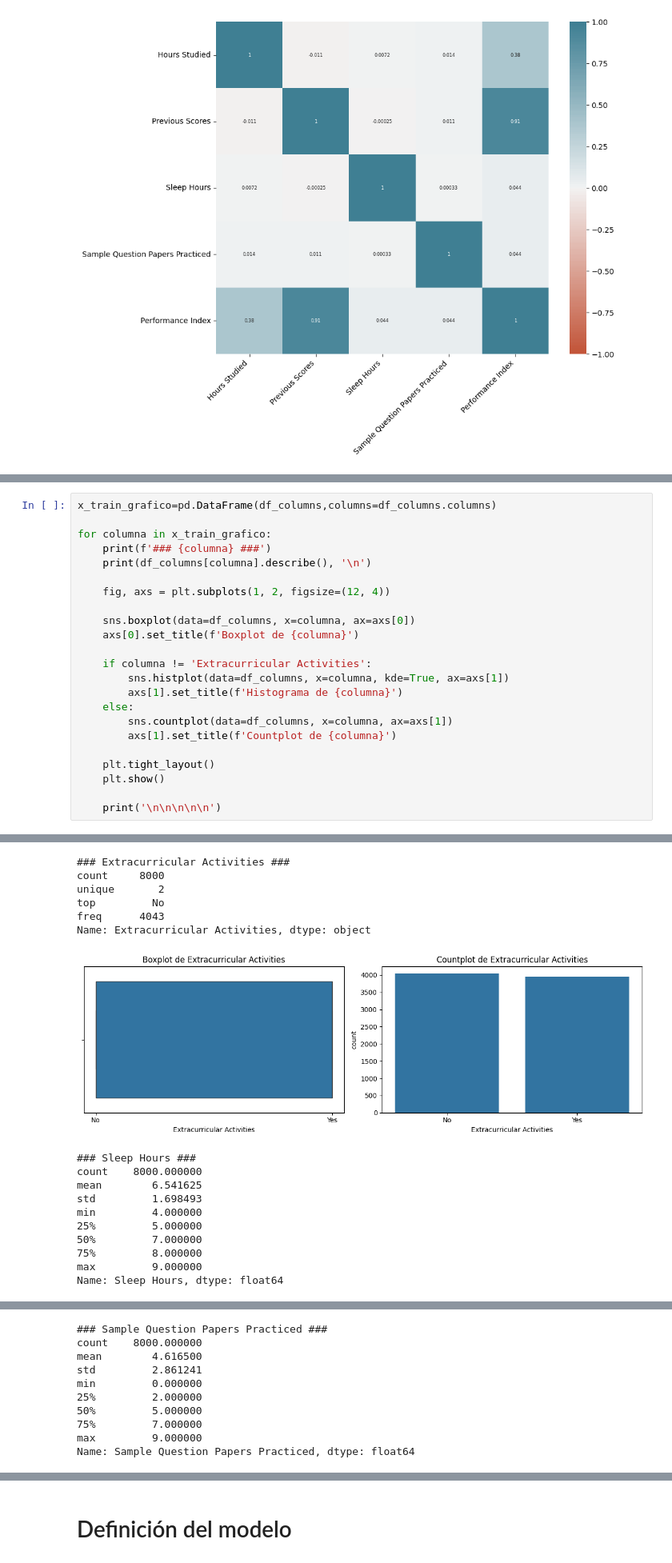
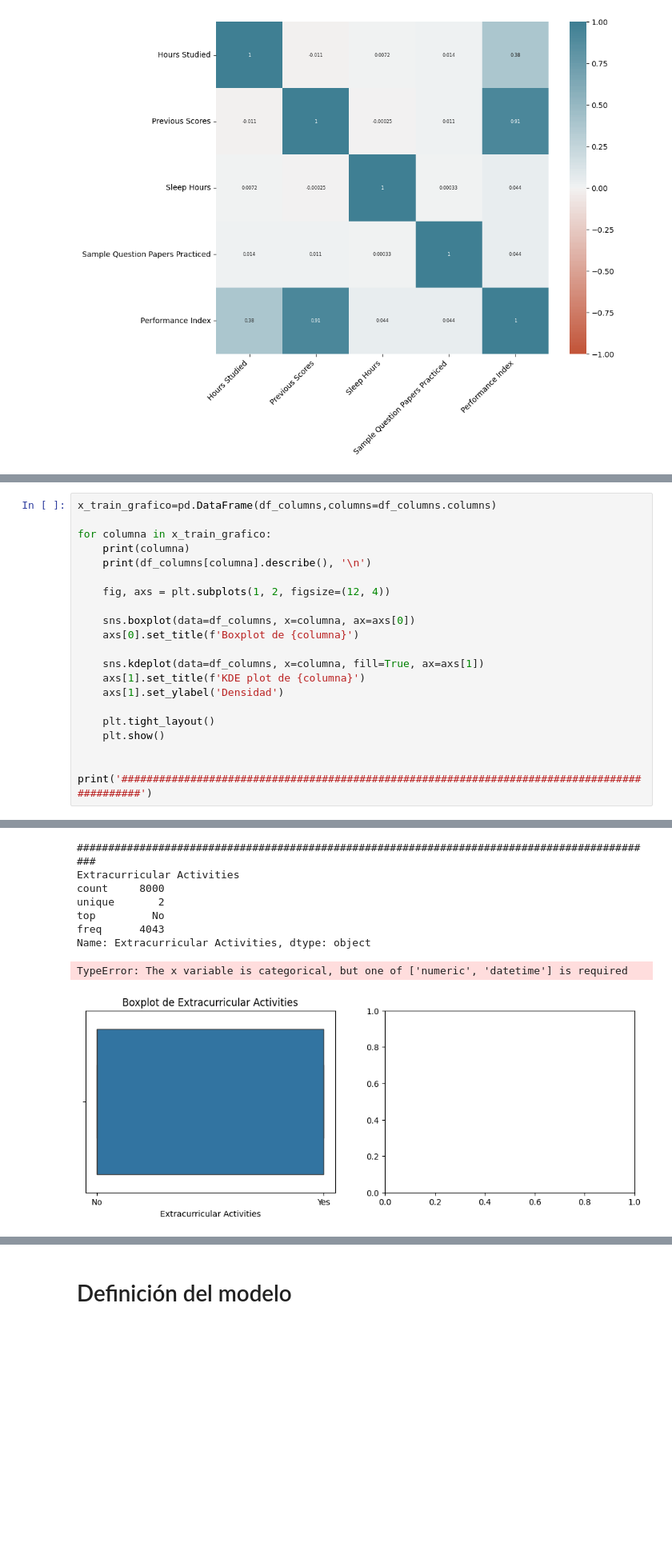
Before and after one commit to therokitoki/AA2_TP_Alsop-Hachen-Nemeth, a Jupyter notebook: ejercicio1.ipynb, the cells around one changed output, grey strips where cells are left out. Shown: that part at 80% size. Drawn from its saved outputs; the diff is of its cells as text; blank space fills up the shorter version.

```diff
--- a/ejercicio1.ipynb
+++ b/ejercicio1.ipynb
@@ -183,7 +212,7 @@ Dejamos la variable target en la matriz de correlación, podemos ver que las var
 x_train_grafico=pd.DataFrame(df_columns,columns=df_columns.columns)
 
 for columna in x_train_grafico:
-    print(f'### {columna} ###')
+    print(columna)
     print(df_columns[columna].describe(), '\n')
 
     fig, axs = plt.subplots(1, 2, figsize=(12, 4))
@@ -191,15 +220,12 @@ for columna in x_train_grafico:
     sns.boxplot(data=df_columns, x=columna, ax=axs[0])
     axs[0].set_title(f'Boxplot de {columna}')
 
-    if columna != 'Extracurricular Activities':
-        sns.histplot(data=df_columns, x=columna, kde=True, ax=axs[1])
-        axs[1].set_title(f'Histograma de {columna}')
-    else:
-        sns.countplot(data=df_columns, x=columna, ax=axs[1])
-        axs[1].set_title(f'Countplot de {columna}')
+    sns.kdeplot(data=df_columns, x=columna, fill=True, ax=axs[1])
+    axs[1].set_title(f'KDE plot de {columna}')
+    axs[1].set_ylabel('Densidad')
 
     plt.tight_layout()
     plt.show()
 
-    print('\n\n\n\n\n')
+    print('#############################################################################################')
 # %% [output]
@@ -228,17 +255,9 @@ Name: Previous Scores, dtype: float64
-### Extracurricular Activities ###
+#############################################################################################
+Extracurricular Activities
 count     8000
 unique       2
 top         No
 freq      4043
 Name: Extracurricular Activities, dtype: object
+TypeError: The x variable is categorical, but one of ['numeric', 'datetime'] is required
-[figure, old version]
+[figure, new version]
-### Sleep Hours ###
-count    8000.000000
-mean        6.541625
-std         1.698493
-min         4.000000
-25%         5.000000
-50%         7.000000
-75%         8.000000
-max         9.000000
-Name: Sleep Hours, dtype: float64
@@ -246,10 +263,0 @@ Name: Sleep Hours, dtype: float64
-### Sample Question Papers Practiced ###
-count    8000.000000
-mean        4.616500
-std         2.861241
-min         0.000000
-25%         2.000000
-50%         5.000000
-75%         7.000000
-max         9.000000
-Name: Sample Question Papers Practiced, dtype: float64
```
Also changed, not shown: parts of 25 cells of this notebook.
